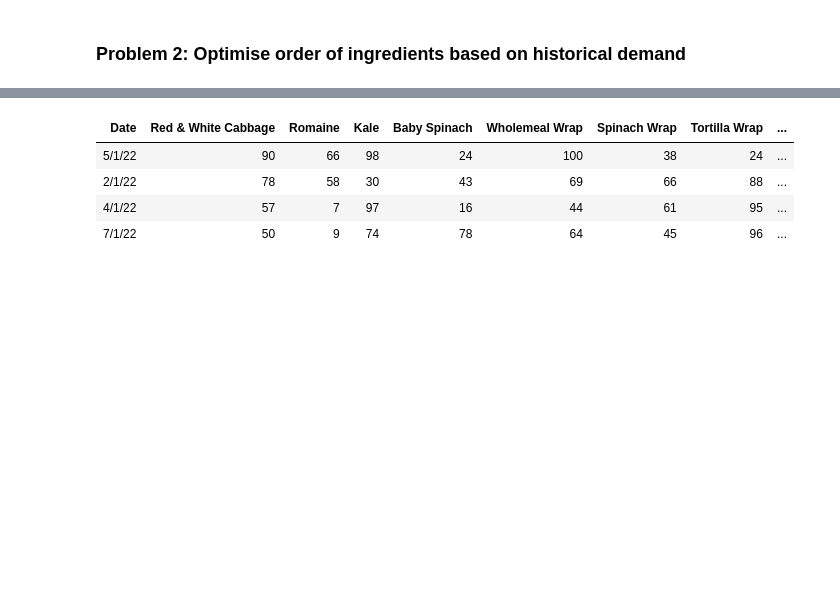
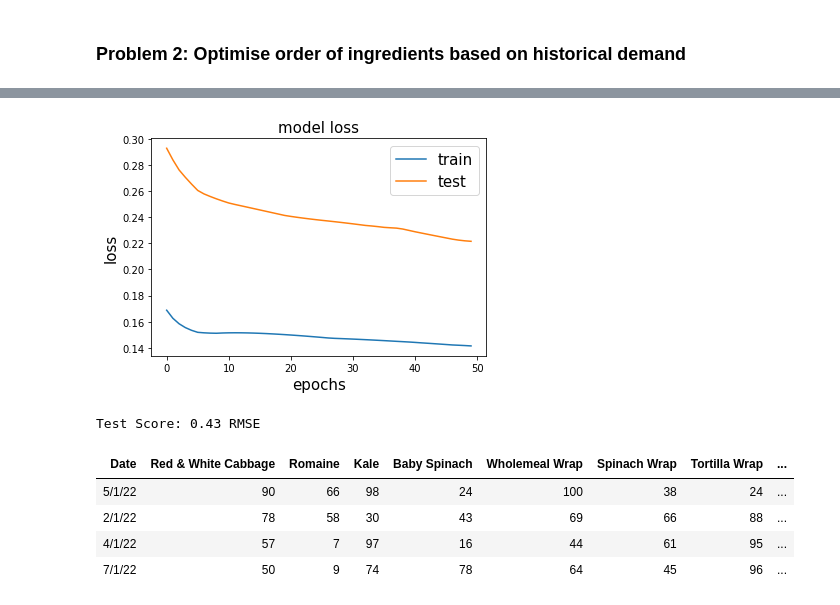
Before and after one commit to qy2000/bc2410-salad-LOP, a Jupyter notebook: Salad.ipynb, the cells around one changed output, grey strips where cells are left out. Drawn from its saved outputs; the diff is of its cells as text; code cells hidden in the pictures; blank space fills up the shorter version.

```diff
--- a/Salad.ipynb
+++ b/Salad.ipynb
@@ -562 +662,20 @@ No feasible solution can be found.
+# %%
+# plot history
+pyplot.plot(history.history['loss'], label='train')
+pyplot.plot(history.history['val_loss'], label='test')
+#pyplot.legend()
+
+pyplot.title('model loss',size=15)
+pyplot.ylabel('loss',size=15)
+pyplot.xlabel('epochs',size=15)
+pyplot.legend(loc='upper right',fontsize=15)
+
+pyplot.show()
+# %% [output]
+[figure, added]
+# %%
+testScore = math.sqrt(mean_squared_error(testY, yhat))
+print('Test Score: %.2f RMSE' % (testScore))
+# %% [output]
+Test Score: 0.43 RMSE
 # %%
```
Also changed, not shown: parts of 13 cells of this notebook, 1 other file.
